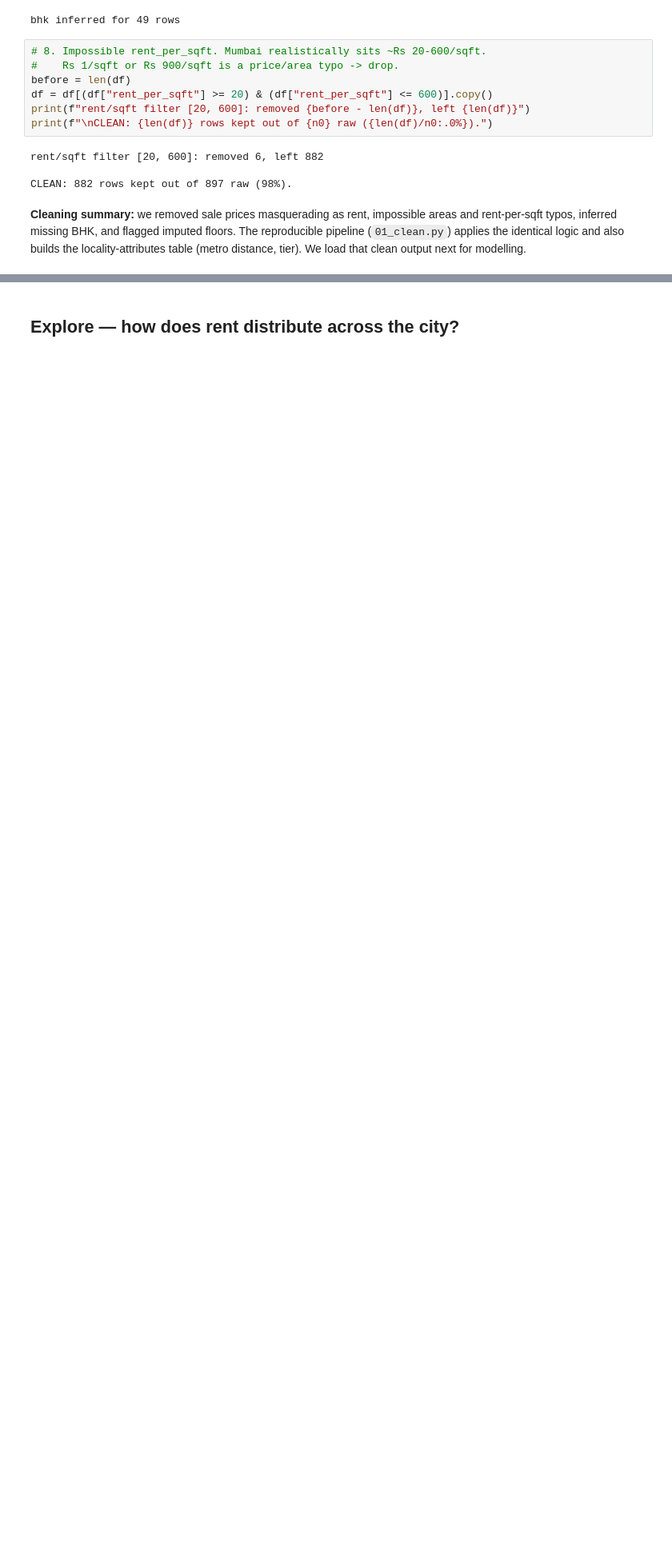
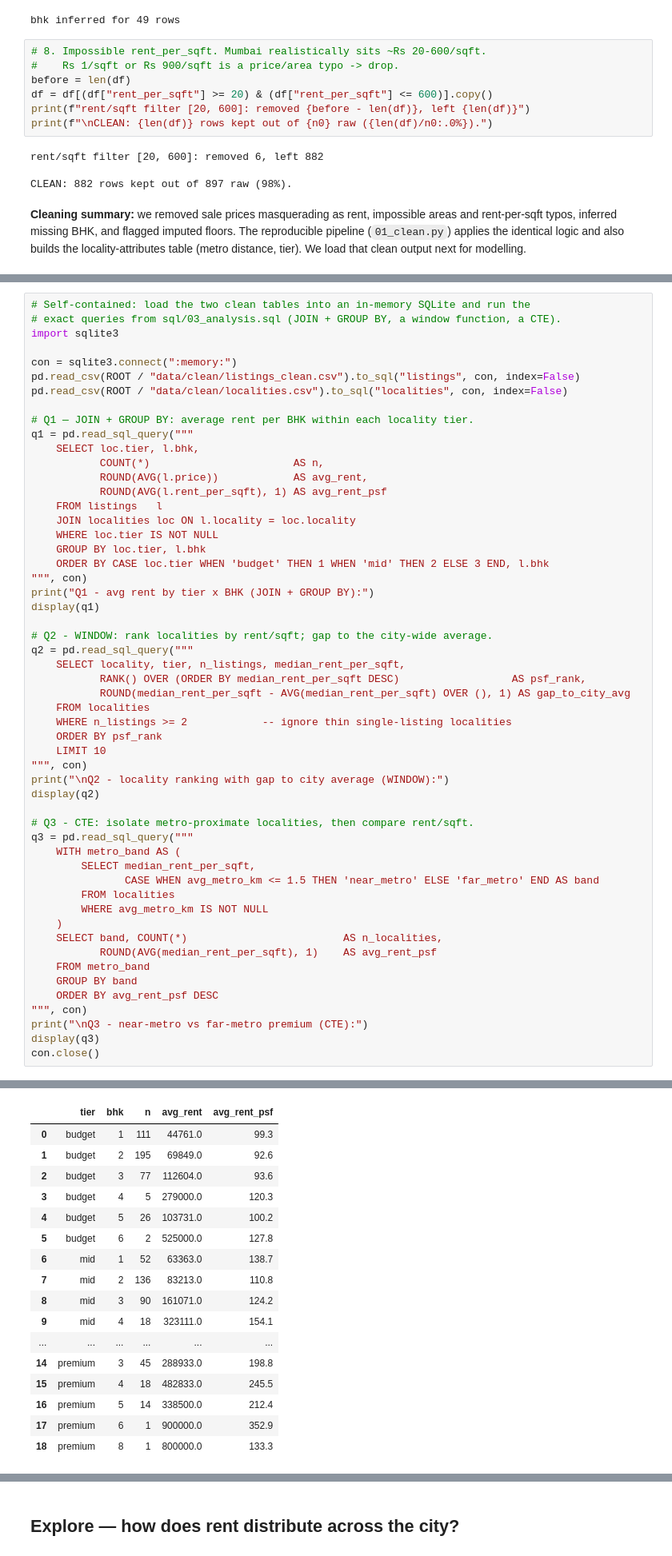
Before and after one commit to rishiupadhyaygithub/rent-radar-mumbai, a Jupyter notebook: notebooks/rent_radar_analysis.ipynb, the cells around one changed output, grey strips where cells are left out. Shown at 80% size. Cells and saved outputs as stored; diff of their text form; blank space fills up the shorter version.

```diff
--- a/notebooks/rent_radar_analysis.ipynb
+++ b/notebooks/rent_radar_analysis.ipynb
@@ -127,0 +138,55 @@ output next for modelling.
+# %%
+# Self-contained: load the two clean tables into an in-memory SQLite and run the
+# exact queries from sql/03_analysis.sql (JOIN + GROUP BY, a window function, a CTE).
+import sqlite3
+
+con = sqlite3.connect(":memory:")
+pd.read_csv(ROOT / "data/clean/listings_clean.csv").to_sql("listings", con, index=False)
+pd.read_csv(ROOT / "data/clean/localities.csv").to_sql("localities", con, index=False)
+
+# Q1 — JOIN + GROUP BY: average rent per BHK within each locality tier.
+q1 = pd.read_sql_query("""
+    SELECT loc.tier, l.bhk,
+           COUNT(*)                       AS n,
+           ROUND(AVG(l.price))            AS avg_rent,
+           ROUND(AVG(l.rent_per_sqft), 1) AS avg_rent_psf
+    FROM listings   l
+    JOIN localities loc ON l.locality = loc.locality
+    WHERE loc.tier IS NOT NULL
+    GROUP BY loc.tier, l.bhk
+    ORDER BY CASE loc.tier WHEN 'budget' THEN 1 WHEN 'mid' THEN 2 ELSE 3 END, l.bhk
+""", con)
+print("Q1 - avg rent by tier x BHK (JOIN + GROUP BY):")
+display(q1)
+
+# Q2 - WINDOW: rank localities by rent/sqft; gap to the city-wide average.
+q2 = pd.read_sql_query("""
+    SELECT locality, tier, n_listings, median_rent_per_sqft,
+           RANK() OVER (ORDER BY median_rent_per_sqft DESC)                  AS psf_rank,
+           ROUND(median_rent_per_sqft - AVG(median_rent_per_sqft) OVER (), 1) AS gap_to_city_avg
+    FROM localities
+    WHERE n_listings >= 2            -- ignore thin single-listing localities
+    ORDER BY psf_rank
+    LIMIT 10
+""", con)
+print("\nQ2 - locality ranking with gap to city average (WINDOW):")
+display(q2)
+
+# Q3 - CTE: isolate metro-proximate localities, then compare rent/sqft.
+q3 = pd.read_sql_query("""
+    WITH metro_band AS (
+        SELECT median_rent_per_sqft,
+               CASE WHEN avg_metro_km <= 1.5 THEN 'near_metro' ELSE 'far_metro' END AS band
+        FROM localities
+        WHERE avg_metro_km IS NOT NULL
+    )
+    SELECT band, COUNT(*)                         AS n_localities,
+           ROUND(AVG(median_rent_per_sqft), 1)    AS avg_rent_psf
+    FROM metro_band
+    GROUP BY band
+    ORDER BY avg_rent_psf DESC
+""", con)
+print("\nQ3 - near-metro vs far-metro premium (CTE):")
+display(q3)
+con.close()
+# %% [output]
@@ -127,0 +194,17 @@ output next for modelling.
+|  | tier | bhk | n | avg_rent | avg_rent_psf |
+| 0 | budget | 1 | 111 | 44761.0 | 99.3 |
+| 1 | budget | 2 | 195 | 69849.0 | 92.6 |
+| 2 | budget | 3 | 77 | 112604.0 | 93.6 |
+| 3 | budget | 4 | 5 | 279000.0 | 120.3 |
+| 4 | budget | 5 | 26 | 103731.0 | 100.2 |
+| 5 | budget | 6 | 2 | 525000.0 | 127.8 |
+| 6 | mid | 1 | 52 | 63363.0 | 138.7 |
+| 7 | mid | 2 | 136 | 83213.0 | 110.8 |
+| 8 | mid | 3 | 90 | 161071.0 | 124.2 |
+| 9 | mid | 4 | 18 | 323111.0 | 154.1 |
+| ... | ... | ... | ... | ... | ... |
+| 14 | premium | 3 | 45 | 288933.0 | 198.8 |
+| 15 | premium | 4 | 18 | 482833.0 | 245.5 |
+| 16 | premium | 5 | 14 | 338500.0 | 212.4 |
+| 17 | premium | 6 | 1 | 900000.0 | 352.9 |
+| 18 | premium | 8 | 1 | 800000.0 | 133.3 |
```
Also changed, not shown: parts of 3 cells of this notebook, 1 other file.
